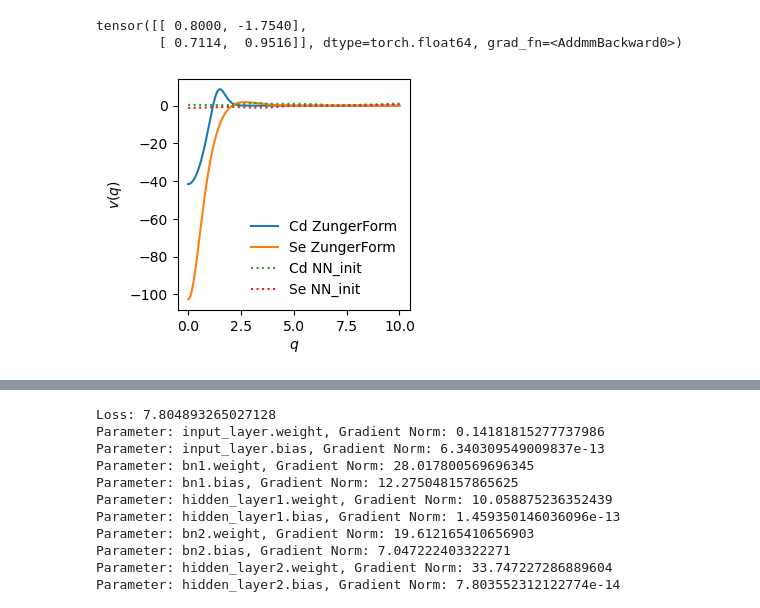
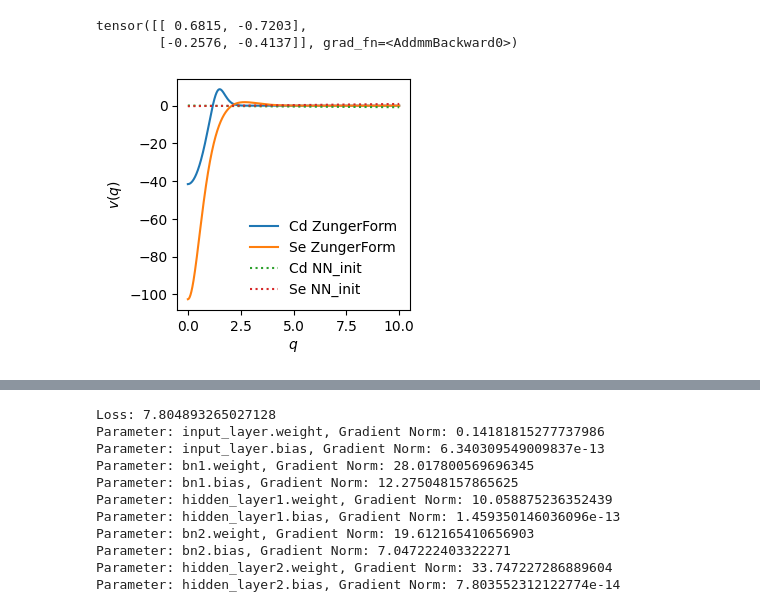
Before and after one commit to TommyLinkl/DeePseudopot, a Jupyter notebook: zbCdSe_fitting_NN.ipynb, the cells around one changed output, grey strips where cells are left out. Drawn from its saved outputs; the diff is of its cells as text; code cells hidden in the pictures.

```diff
--- a/zbCdSe_fitting_NN.ipynb
+++ b/zbCdSe_fitting_NN.ipynb
@@ -36,12 +34,12 @@ def plotBandStruct(bandStruct_array, marker_array, label_array):
     return
 
 def pot_func(x, params):
-    pot = (params[0]*(x*x - params[1]) / (params[2] * np.exp(params[3]*x*x) - 1.0))
+    pot = (params[0]*(x*x - params[1]) / (params[2] * torch.exp(params[3]*x*x) - 1.0))
     return pot
 
 def plotPP(q_array, vq_Cd_array, vq_Se_array, label_array, lineshape_array):
     fig, axs = plt.subplots(1,1, figsize=(3,3))
-    for i in range(len(vq_Cd_array)):
+    for i in range(len(q_array)):
         q = q_array[i].detach().numpy()
         vq_Cd = vq_Cd_array[i].detach().numpy()
         vq_Se = vq_Se_array[i].detach().numpy()
@@ -92,11 +90,17 @@ maxKE = 10
 nBands = 16
 # %%
 # Current Cd, Se, S pp's in Zunger's form
-CdParams = torch.tensor([-31.4518, 1.3890, -0.0502, 1.6603, 0.0586], dtype=torch.float64)
-SeParams = torch.tensor([8.4921, 4.3513, 1.3600, 0.3227, 0.1746], dtype=torch.float64)
-SParams = torch.tensor([7.6697, 4.5192, 1.3456, 0.3035, 0.2087], dtype=torch.float64)
+CdParams = torch.tensor([-31.4518, 1.3890, -0.0502, 1.6603, 0.0586])
+SeParams = torch.tensor([8.4921, 4.3513, 1.3600, 0.3227, 0.1746])
+SParams = torch.tensor([7.6697, 4.5192, 1.3456, 0.3035, 0.2087])
 PP_order = np.array(["Cd", "Se", "S"])
 totalParams = torch.cat((CdParams.unsqueeze(0), SeParams.unsqueeze(0), SParams.unsqueeze(0)), dim=0)
+
+# qGrid: 0.0 to 5.0; NGRID = 1024;
+# rGrid: 0.0 to 0.02*TWOPI / (NGRID * dq)    --> 0.0 to 25.7108; NGRID = 1024;
+NQGRID = 2048
+qGrid = torch.linspace(0.0, 10.0, NQGRID)
+# dq = (10.0-0.0)/NQGRID
 
 CdPP = pot_func(qGrid, CdParams)
 SePP = pot_func(qGrid, SeParams)
@@ -190,12 +194,12 @@ class Net(nn.Module):
         self.hidden = nn.ModuleList()
         self.batch_norm = nn.ModuleList()
         for input_size, output_size in zip(Layers, Layers[1:]):
-            layer = nn.Linear(input_size, output_size, dtype=torch.float64)
+            layer = nn.Linear(input_size, output_size)
             init.xavier_normal_(layer.weight)
             init.constant_(layer.bias, 0)
             self.hidden.append(layer)
             if output_size != Layers[-1]:
-                self.batch_norm.append(nn.BatchNorm1d(output_size, dtype=torch.float64))
+                self.batch_norm.append(nn.BatchNorm1d(output_size))
     # Prediction
     def forward(self, activation):
         L = len(self.hidden)
@@ -216,42 +220,43 @@ class Net(nn.Module):
     def __init__(self):
         super(Net, self).__init__()
 
-        self.input_layer = nn.Linear(1, 20, dtype=torch.float64)
-        self.bn1 = nn.BatchNorm1d(20, dtype=torch.float64)
+        self.input_layer = nn.Linear(1, 20)
+        self.bn1 = nn.BatchNorm1d(20)
 
-        self.hidden_layer1 = nn.Linear(20, 20, dtype=torch.float64)
-        self.bn2 = nn.BatchNorm1d(20, dtype=torch.float64)
+        self.hidden_layer1 = nn.Linear(20, 20)
+        self.bn2 = nn.BatchNorm1d(20)
 
-        self.hidden_layer2 = nn.Linear(20, 20, dtype=torch.float64)
-        self.bn3 = nn.BatchNorm1d(20, dtype=torch.float64)
+        self.hidden_layer2 = nn.Linear(20, 20)
+        self.bn3 = nn.BatchNorm1d(20)
 
-        self.output_layer = nn.Linear(20, 2, dtype=torch.float64)
+        self.output_layer = nn.Linear(20, 2)
 
         # Xavier initialization for weights
         init.xavier_normal_(self.input_layer.weight)
         init.xavier_normal_(self.hidden_layer1.weight)
         init.xavier_normal_(self.hidden_layer2.weight)
         init.xavier_normal_(self.output_layer.weight)
 
     def forward(self, x):
         x = torch.relu(self.bn1(self.input_layer(x)))
         x = torch.relu(self.bn2(self.hidden_layer1(x)))
         x = torch.relu(self.bn3(self.hidden_layer2(x)))
         x = self.output_layer(x)
         return x
 
 PPmodel = Net()
 
 
 # print("list(model.parameters()):\n ", list(PPmodel.parameters()))
 # print("\nmodel.state_dict():\n ", PPmodel.state_dict())
-print(PPmodel(torch.tensor([[1.0], [2.0]], dtype=torch.float64)))
-# print(PPmodel(torch.tensor([[1.0]], dtype=torch.float64)))
+print(PPmodel(torch.tensor([[1.0], [2.0]])))
+# print(PPmodel(torch.tensor([[1.0]])))
 
 # Validating on the initialized NN model
+PPmodel.eval()
 NN_init = PPmodel(qGrid.view(-1, 1))
 plotPP([qGrid, qGrid], [CdPP, NN_init[:, 0]], [SePP, NN_init[:, 1]], ["ZungerForm", "NN_init"], ["-", ":"])
 # %% [output]
-tensor([[ 0.8000, -1.7540],
-        [ 0.7114,  0.9516]], dtype=torch.float64, grad_fn=<AddmmBackward0>)
+tensor([[ 0.6815, -0.7203],
+        [-0.2576, -0.4137]], grad_fn=<AddmmBackward0>)
-[figure, old version]
+[figure, new version]
```
Also changed, not shown: parts of 8 cells of this notebook.
